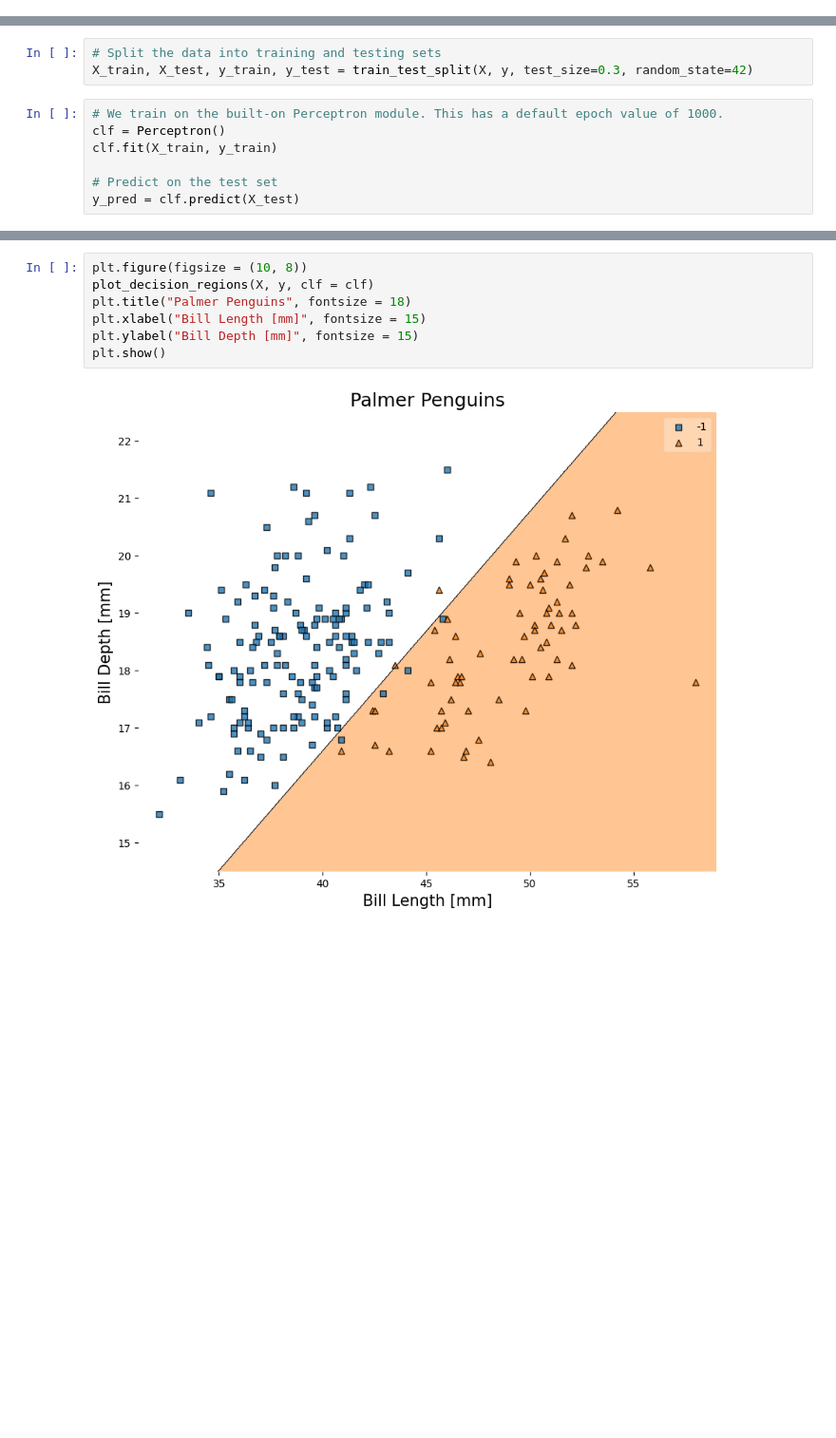
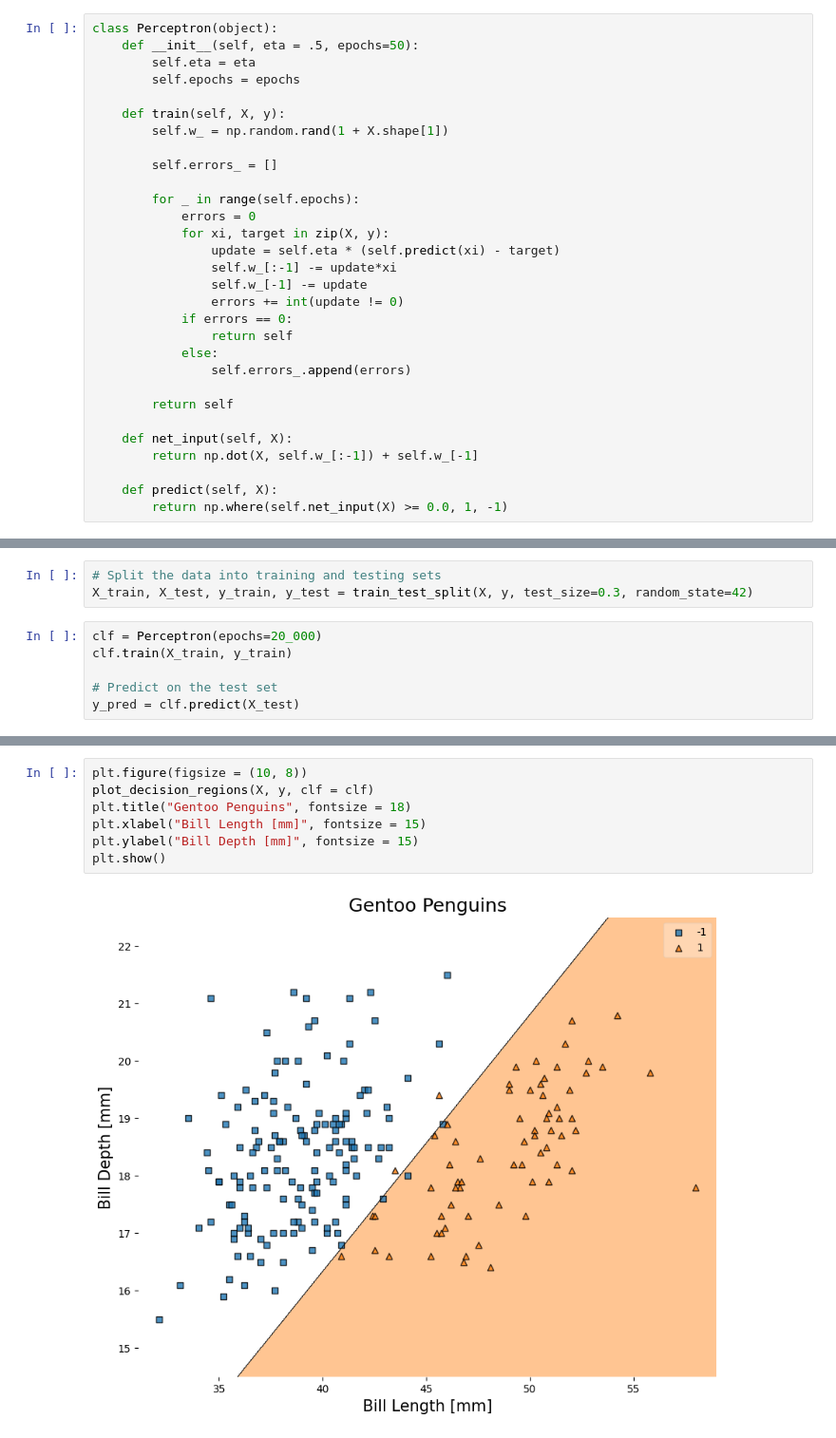
Before and after one commit to faithz314/INDE577, a Jupyter notebook: inde 577/577repo/Supervised Learning/1_Perceptron/Palmer Penguins Classification.ipynb, the cells around one changed output, grey strips where cells are left out. Shown at 95% size. Cells and saved outputs as stored; diff of their text form; blank space fills up the shorter version.

Commit message:
finished perceptron!!

```diff
--- a/inde 577/577repo/Supervised Learning/1_Perceptron/Palmer Penguins Classification.ipynb
+++ b/inde 577/577repo/Supervised Learning/1_Perceptron/Palmer Penguins Classification.ipynb
@@ -35,3 +47,33 @@ from mlxtend.plotting import plot_decision_regions
+# %%
+class Perceptron(object):
+    def __init__(self, eta = .5, epochs=50):
+        self.eta = eta
+        self.epochs = epochs
+
+    def train(self, X, y):
+        self.w_ = np.random.rand(1 + X.shape[1])
+
+        self.errors_ = []
+
+        for _ in range(self.epochs):
+            errors = 0
+            for xi, target in zip(X, y):
+                update = self.eta * (self.predict(xi) - target)
+                self.w_[:-1] -= update*xi
+                self.w_[-1] -= update
+                errors += int(update != 0)
+            if errors == 0:
+                return self
+            else:
+                self.errors_.append(errors)
+
+        return self
+
+    def net_input(self, X):
+        return np.dot(X, self.w_[:-1]) + self.w_[-1]
+
+    def predict(self, X):
+        return np.where(self.net_input(X) >= 0.0, 1, -1)
 # %% [markdown]
 We then load in the data and drop any NaN rows. We also find out how many unique species exist.
 # %%
@@ -74,9 +116,8 @@ y = np.where(y == 'Adelie', -1, 1)
 # Split the data into training and testing sets
 X_train, X_test, y_train, y_test = train_test_split(X, y, test_size=0.3, random_state=42)
 # %%
-# We train on the built-on Perceptron module. This has a default epoch value of 1000.
-clf = Perceptron()
-clf.fit(X_train, y_train)
+clf = Perceptron(epochs=20_000)
+clf.train(X_train, y_train)
 
 # Predict on the test set
 y_pred = clf.predict(X_test)
@@ -89,9 +124,9 @@ Accuracy: 0.9692307692307692
 # %%
 plt.figure(figsize = (10, 8))
 plot_decision_regions(X, y, clf = clf)
-plt.title("Palmer Penguins", fontsize = 18)
+plt.title("Gentoo Penguins", fontsize = 18)
 plt.xlabel("Bill Length [mm]", fontsize = 15)
 plt.ylabel("Bill Depth [mm]", fontsize = 15)
 plt.show()
 # %% [output]
-[figure, old version]
+[figure, new version]
```
Also changed, not shown: parts of 11 cells of this notebook.
